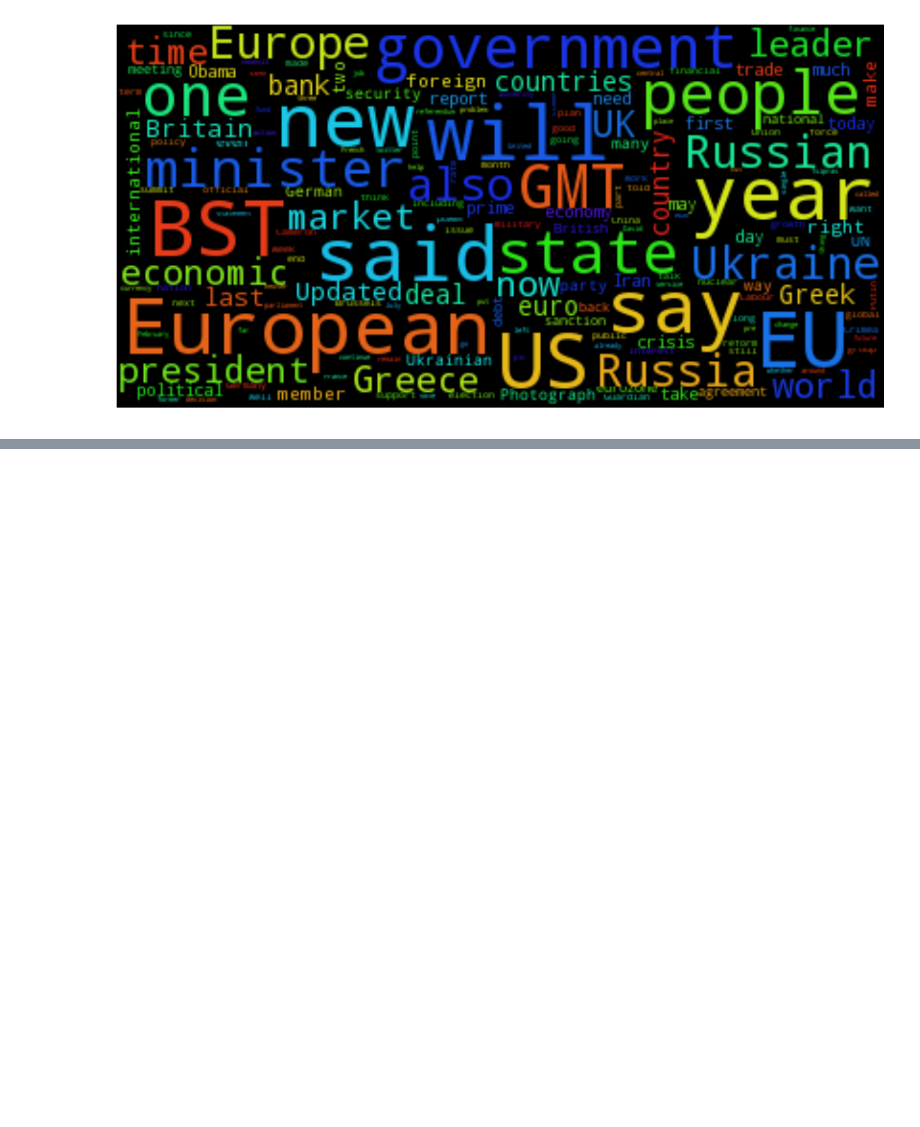
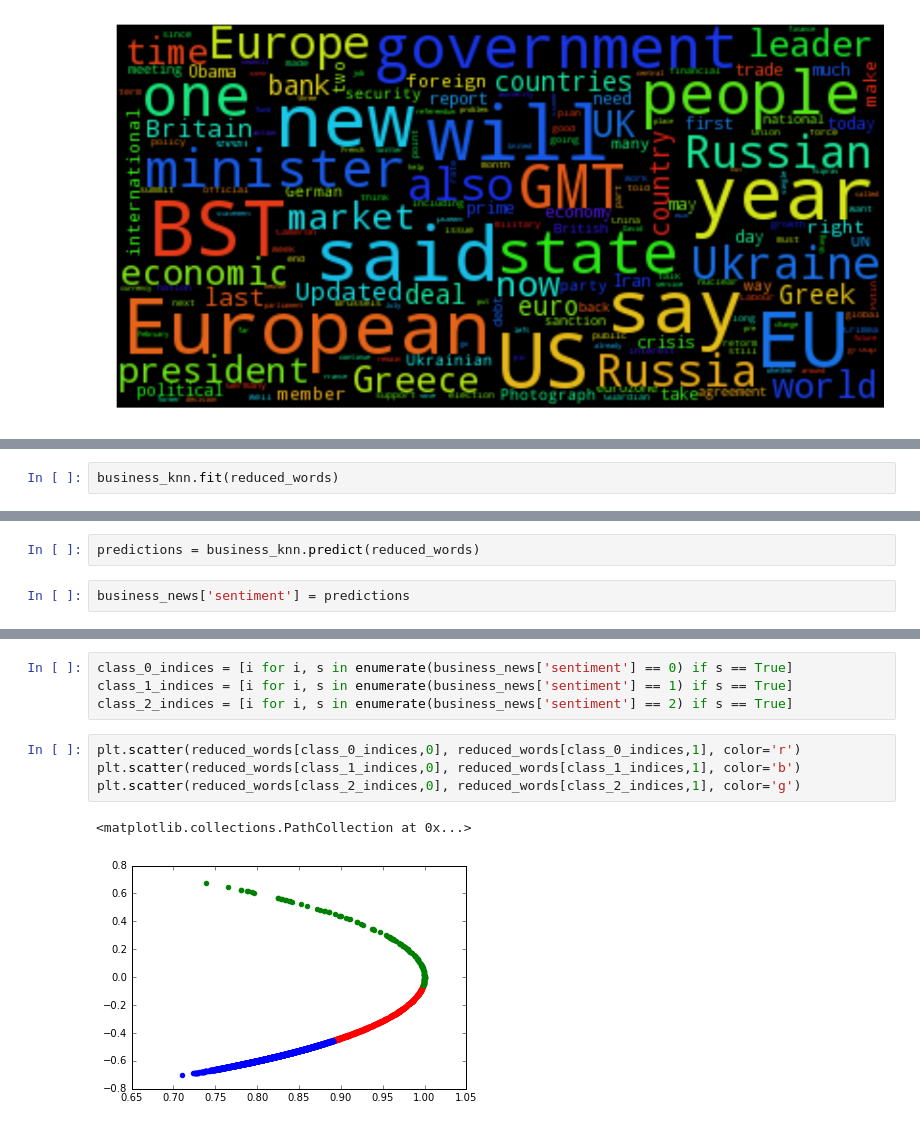
Before and after one commit to nikhilaravi/exchangerate, a Jupyter notebook: data_collection/Sentiment_analysis_exploration.ipynb, the cells around one changed output, grey strips where cells are left out. Cells and saved outputs as stored; diff of their text form; blank space fills up the shorter version.

```diff
--- a/data_collection/Sentiment_analysis_exploration.ipynb
+++ b/data_collection/Sentiment_analysis_exploration.ipynb
@@ -130,0 +191,2 @@ plt.show()
+# %%
+business_knn.fit(reduced_words)
@@ -130,0 +197,4 @@ plt.show()
+# %%
+predictions = business_knn.predict(reduced_words)
+# %%
+business_news['sentiment'] = predictions
@@ -130,0 +215,11 @@ plt.show()
+# %%
+class_0_indices = [i for i, s in enumerate(business_news['sentiment'] == 0) if s == True]
+class_1_indices = [i for i, s in enumerate(business_news['sentiment'] == 1) if s == True]
+class_2_indices = [i for i, s in enumerate(business_news['sentiment'] == 2) if s == True]
+# %%
+plt.scatter(reduced_words[class_0_indices,0], reduced_words[class_0_indices,1], color='r')
+plt.scatter(reduced_words[class_1_indices,0], reduced_words[class_1_indices,1], color='b')
+plt.scatter(reduced_words[class_2_indices,0], reduced_words[class_2_indices,1], color='g')
+# %% [output]
+<matplotlib.collections.PathCollection at 0x...>
+[figure, added]
```
Also changed, not shown: parts of 22 cells of this notebook.
